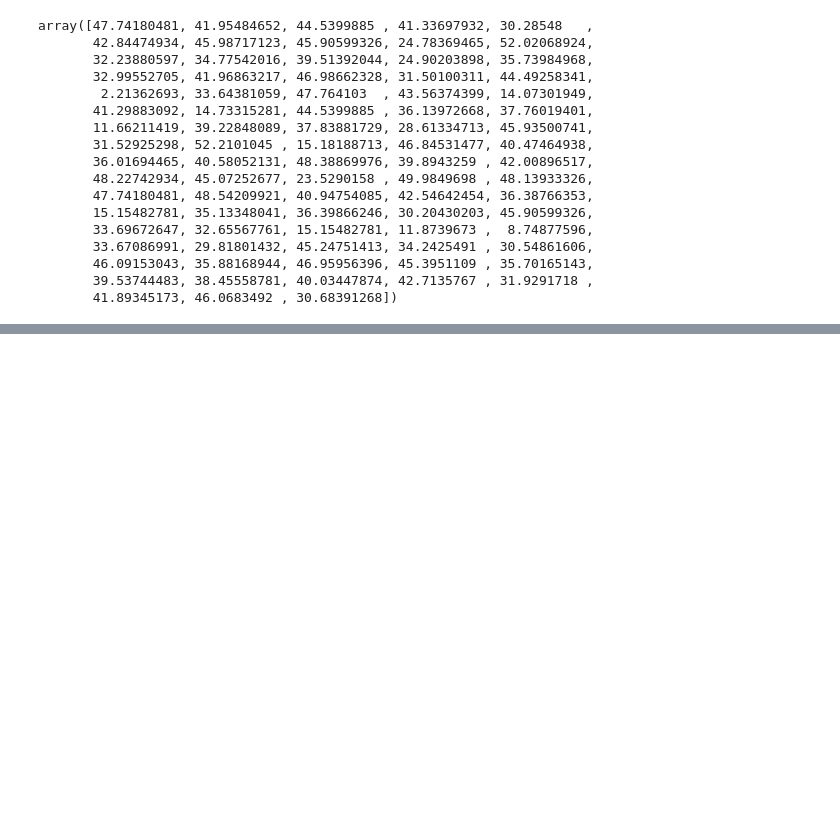
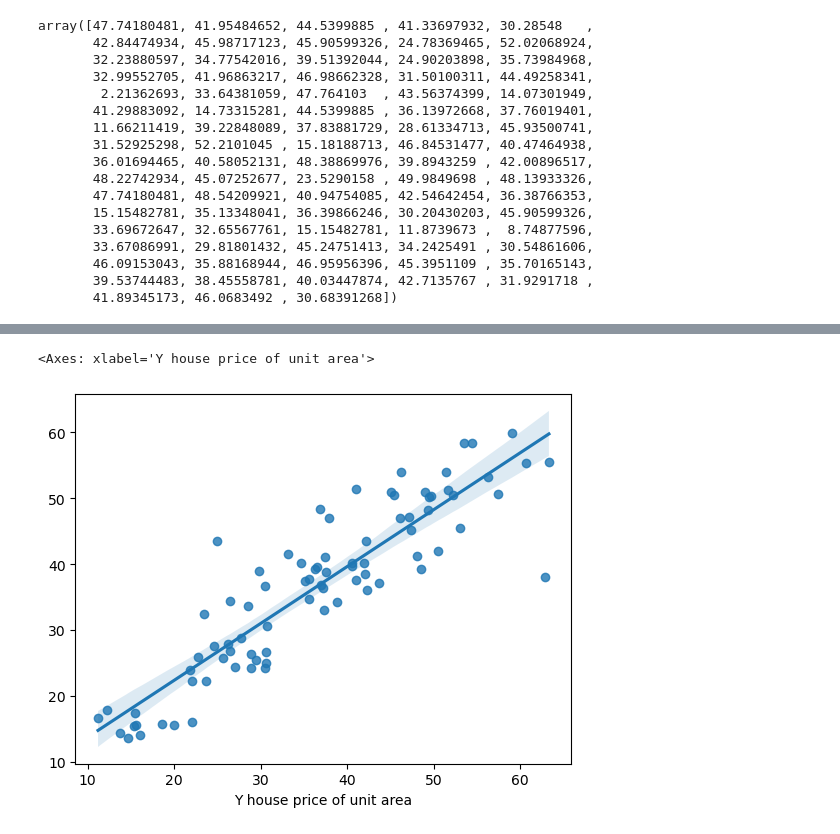
Before and after one commit to SmriteePoudel/DataScience, a Jupyter notebook: LinearRegression.ipynb, the cells around one changed output, grey strips where cells are left out. Cells and saved outputs as stored; diff of their text form; code cells hidden in the pictures; blank space fills up the shorter version.

```diff
--- a/LinearRegression.ipynb
+++ b/LinearRegression.ipynb
@@ -141,0 +189,5 @@ pred = 38.39+(-3.06045213*13)
+# %%
+sns.regplot(x=Y_test,y=rf_pred )
+# %% [output]
+<Axes: xlabel='Y house price of unit area'>
+[figure, added]
```
Also changed, not shown: parts of 18 cells of this notebook, 5 other files.
